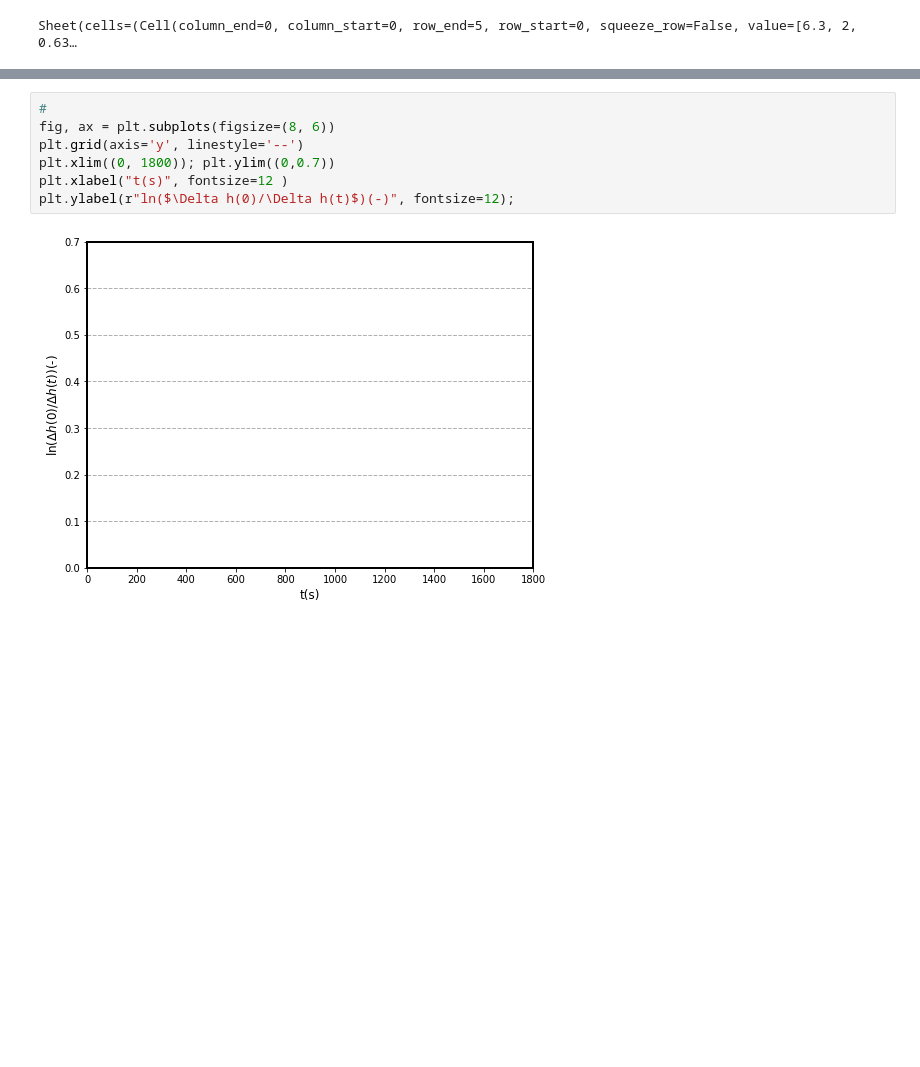
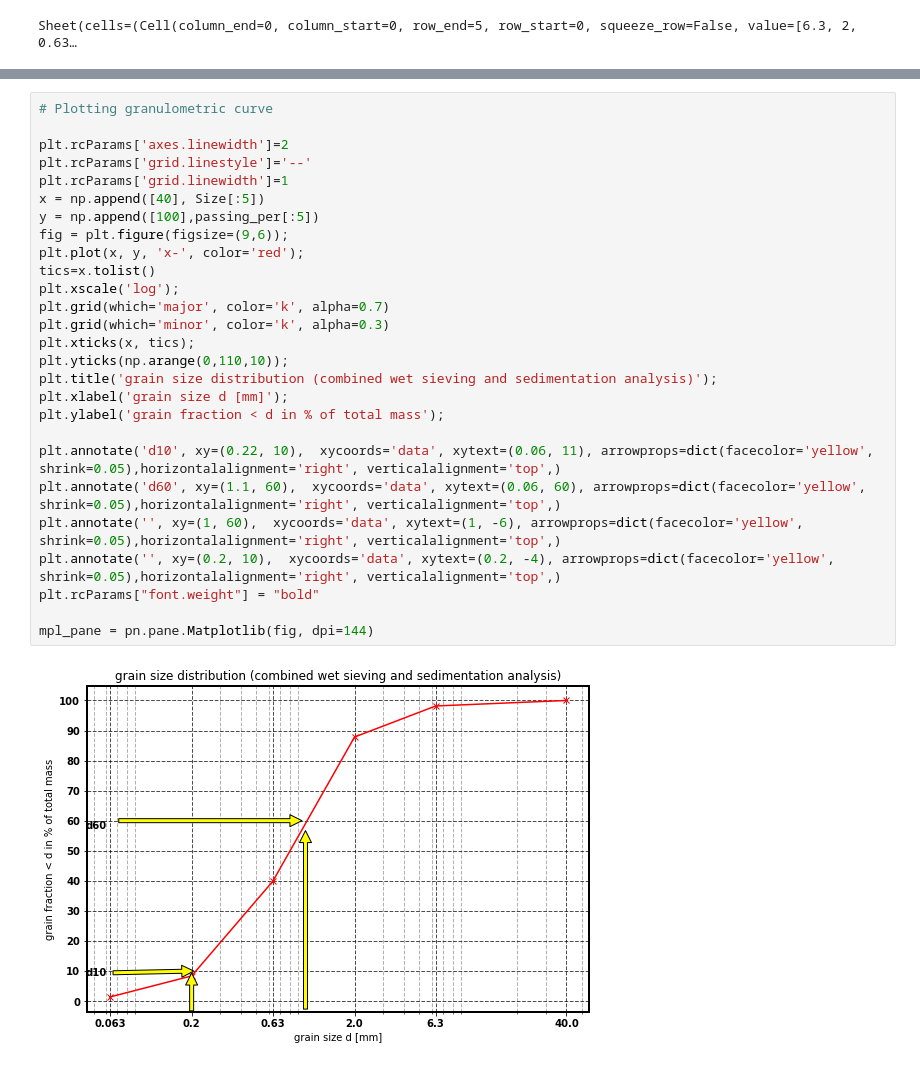
Before and after one commit to prabhasyadav/GW, a Jupyter notebook: Tutorials/Tutorial_03.ipynb, the cells around one changed output, grey strips where cells are left out. Saved outputs shown, nothing was run; the diff lists cells and outputs as text; blank space fills up the shorter version.

```diff
--- a/Tutorials/Tutorial_03.ipynb
+++ b/Tutorials/Tutorial_03.ipynb
@@ -454,9 +106,29 @@ pn.Row(r_h4d, spacer2, r_h4e)
-# %%
-#
-fig, ax = plt.subplots(figsize=(8, 6))
-plt.grid(axis='y', linestyle='--')
-plt.xlim((0, 1800)); plt.ylim((0,0.7))
-plt.xlabel("t(s)", fontsize=12 )
-plt.ylabel(r"ln($\Delta h(0)/\Delta h(t)$)(-)", fontsize=12);
-# %% [output]
-[figure, removed]
+# %%
+# Plotting granulometric curve
+
+plt.rcParams['axes.linewidth']=2
+plt.rcParams['grid.linestyle']='--'
+plt.rcParams['grid.linewidth']=1
+x = np.append([40], Size[:5])
+y = np.append([100],passing_per[:5])
+fig = plt.figure(figsize=(9,6));
+plt.plot(x, y, 'x-', color='red');
+tics=x.tolist()
+plt.xscale('log');
+plt.grid(which='major', color='k', alpha=0.7)
+plt.grid(which='minor', color='k', alpha=0.3)
+plt.xticks(x, tics);
+plt.yticks(np.arange(0,110,10));
+plt.title('grain size distribution (combined wet sieving and sedimentation analysis)');
+plt.xlabel('grain size d [mm]');
+plt.ylabel('grain fraction < d in % of total mass');
+
+plt.annotate('d10', xy=(0.22, 10),  xycoords='data', xytext=(0.06, 11), arrowprops=dict(facecolor='yellow', shrink=0.05),horizontalalignment='right', verticalalignment='top',)
+plt.annotate('d60', xy=(1.1, 60),  xycoords='data', xytext=(0.06, 60), arrowprops=dict(facecolor='yellow', shrink=0.05),horizontalalignment='right', verticalalignment='top',)
+plt.annotate('', xy=(1, 60),  xycoords='data', xytext=(1, -6), arrowprops=dict(facecolor='yellow', shrink=0.05),horizontalalignment='right', verticalalignment='top',)
+plt.annotate('', xy=(0.2, 10),  xycoords='data', xytext=(0.2, -4), arrowprops=dict(facecolor='yellow', shrink=0.05),horizontalalignment='right', verticalalignment='top',)
+plt.rcParams["font.weight"] = "bold"
+
+mpl_pane = pn.pane.Matplotlib(fig, dpi=144)
+# %% [output]
+[figure, added]
```
Also changed, not shown: parts of 46 cells of this notebook, 13 other files.
